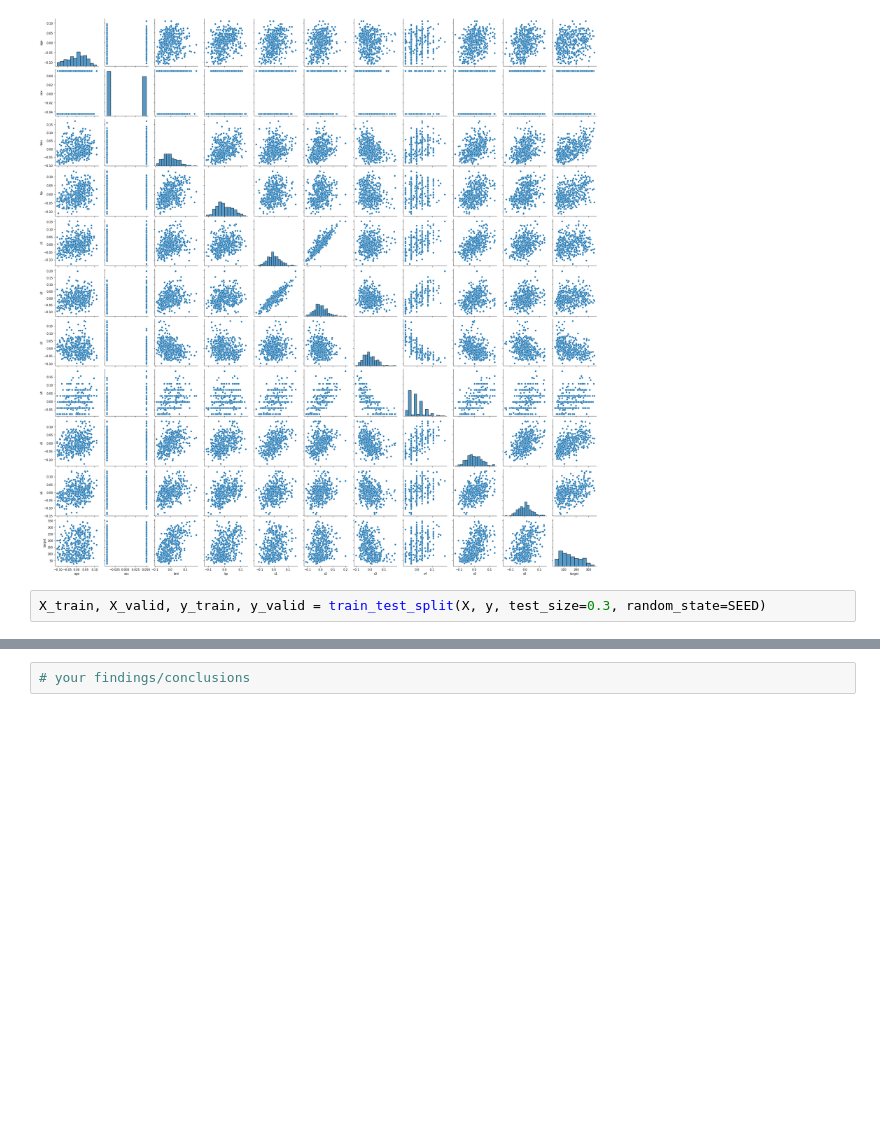
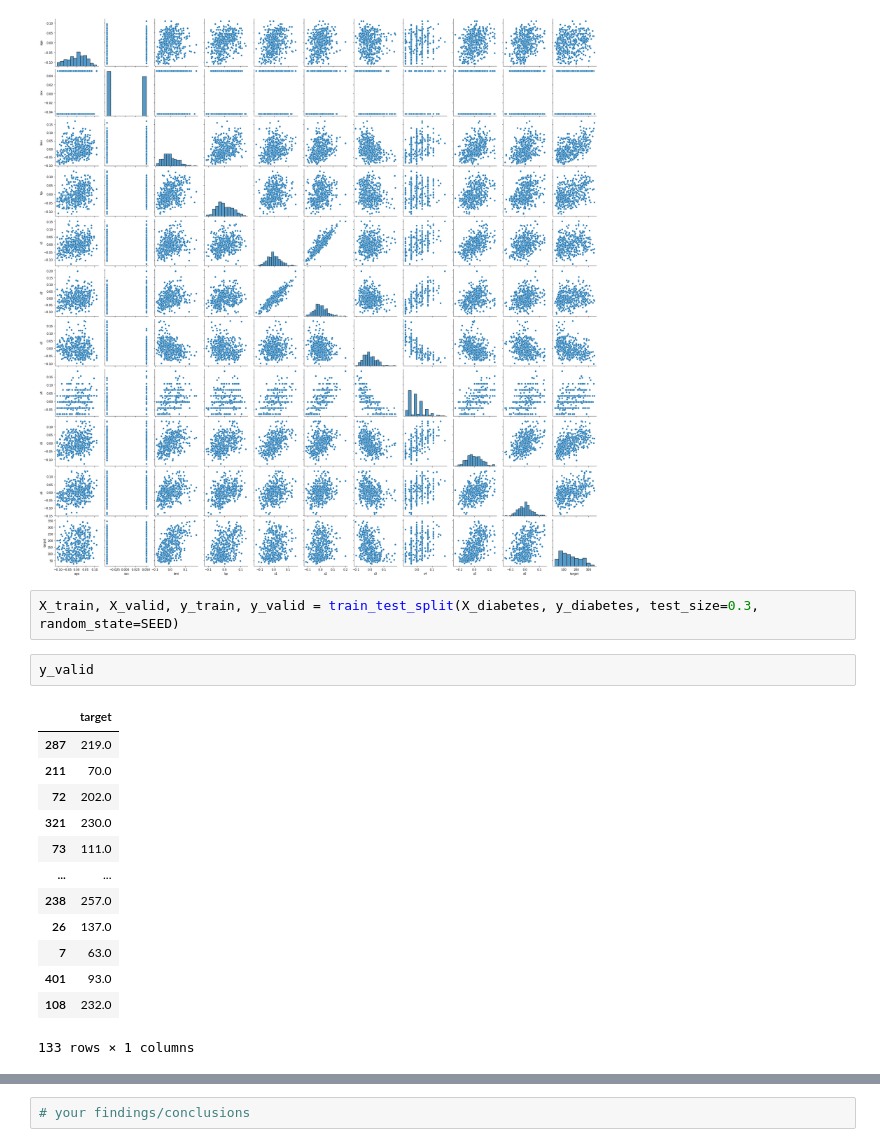
Before and after one commit to codekot/overfitting_regularization, a Jupyter notebook: overfitting_regularization.ipynb, the cells around one changed output, grey strips where cells are left out. Drawn from its saved outputs; the diff is of its cells as text; blank space fills up the shorter version.

```diff
--- a/overfitting_regularization.ipynb
+++ b/overfitting_regularization.ipynb
@@ -409,4 +409,20 @@ sns.pairplot(X_diabetes.join(y_diabetes))
 <seaborn.axisgrid.PairGrid at 0x...>
 [figure]
 # %%
-X_train, X_valid, y_train, y_valid = train_test_split(X, y, test_size=0.3, random_state=SEED)
+X_train, X_valid, y_train, y_valid = train_test_split(X_diabetes, y_diabetes, test_size=0.3, random_state=SEED)
+# %%
+y_valid
+# %% [output]
+|  | target |
+| 287 | 219.0 |
+| 211 | 70.0 |
+| 72 | 202.0 |
+| 321 | 230.0 |
+| 73 | 111.0 |
+| ... | ... |
+| 238 | 257.0 |
+| 26 | 137.0 |
+| 7 | 63.0 |
+| 401 | 93.0 |
+| 108 | 232.0 |
+133 rows × 1 columns
```
Also changed, not shown: parts of 7 cells of this notebook.
